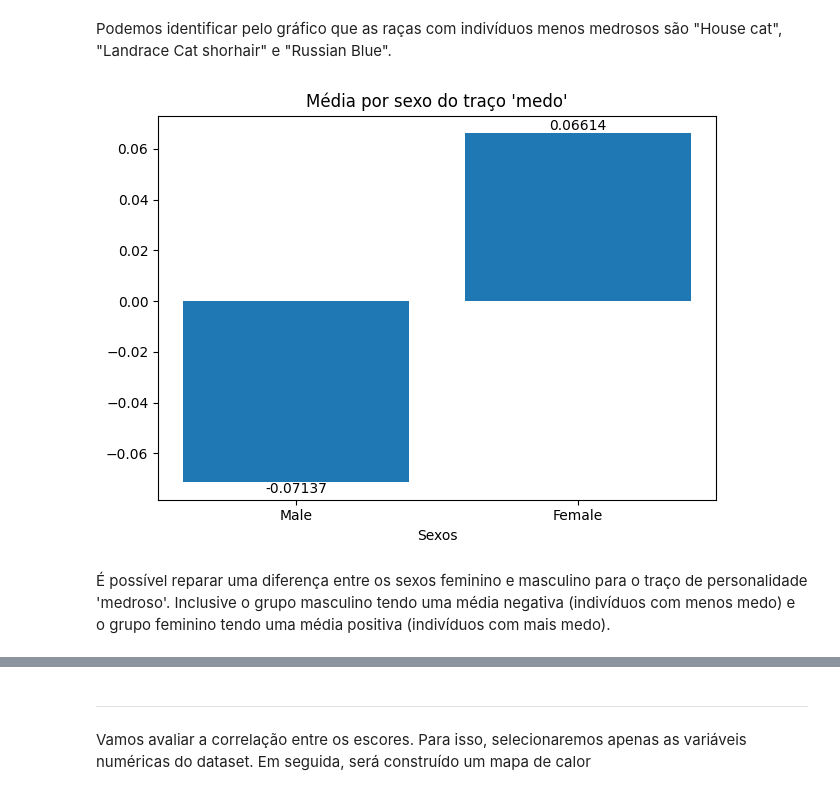
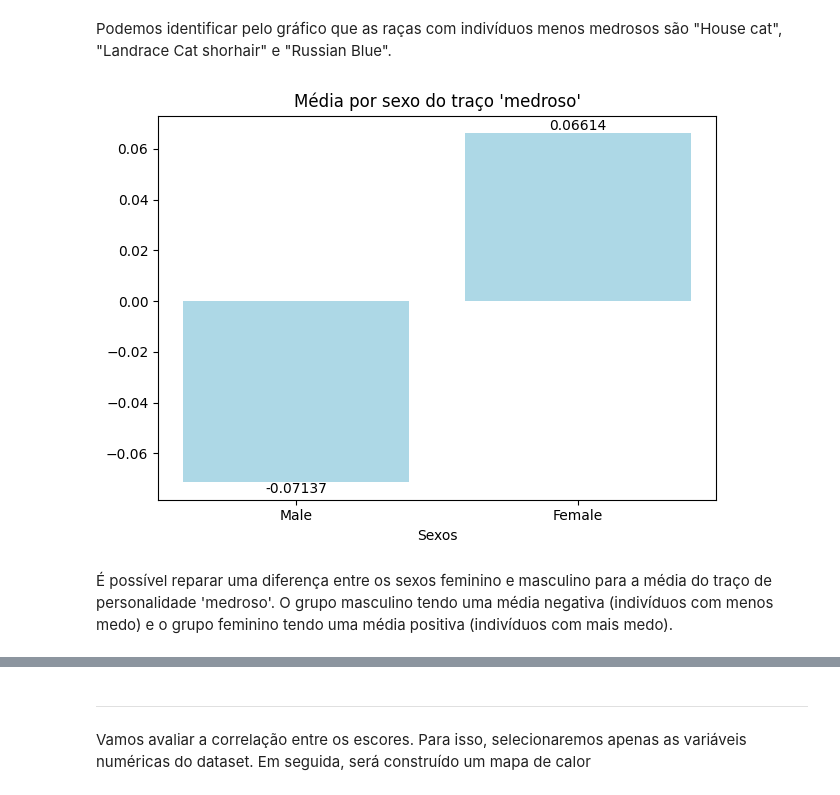
Before and after one commit to cassianovello/mpv_01, a Jupyter notebook: DataScience_MVP_01.ipynb, the cells around one changed output, grey strips where cells are left out. Drawn from its saved outputs; the diff is of its cells as text; code cells hidden in the pictures.

```diff
--- a/DataScience_MVP_01.ipynb
+++ b/DataScience_MVP_01.ipynb
@@ -276,21 +276,21 @@ Podemos identificar pelo gráfico que as raças com indivíduos menos medrosos s
 # %%
 mean_values = df.groupby(['SEX'])['fearfulness'].mean().sort_values()
 mean_values
 
 fig, ax = plt.subplots()
 
 #plot graph
-b1 = ax.bar(height=mean_values, x=mean_values.index)
+b1 = ax.bar(height=mean_values, x=mean_values.index, color=("lightblue"))
 
 ax.bar_label(ax.containers[0],fmt="%.5f")
 
 plt.title("Média por sexo do traço 'medroso'")
 plt.xlabel('Sexos')
 
 plt.tight_layout()
 
 plt.show()
 # %% [output]
-[figure, old version]
+[figure, new version]
 # %% [markdown]
-É possível reparar uma diferença entre os sexos feminino e masculino para o traço de personalidade 'medroso'. Inclusive o grupo masculino tendo  uma média negativa (indivíduos com menos medo) e o grupo feminino tendo uma média positiva (indivíduos com mais medo).
+É possível reparar uma diferença entre os sexos feminino e masculino para a média do traço de personalidade 'medroso'. O grupo masculino tendo  uma média negativa (indivíduos com menos medo) e o grupo feminino tendo uma média positiva (indivíduos com mais medo).
```
Also changed, not shown: parts of 5 cells of this notebook.
